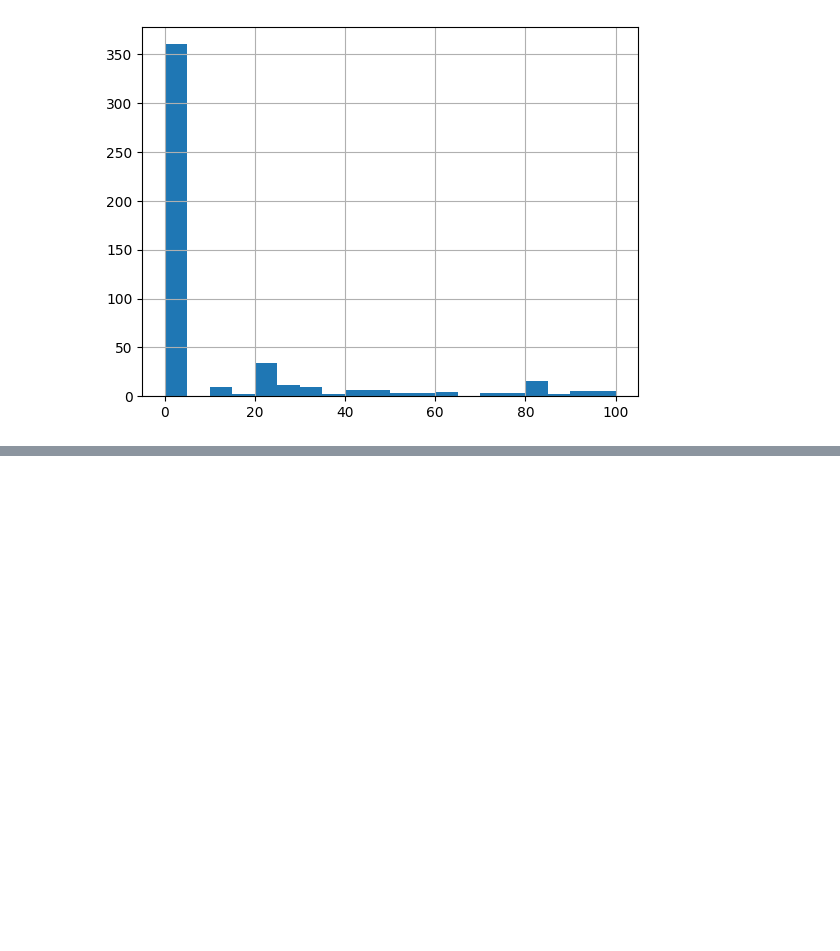
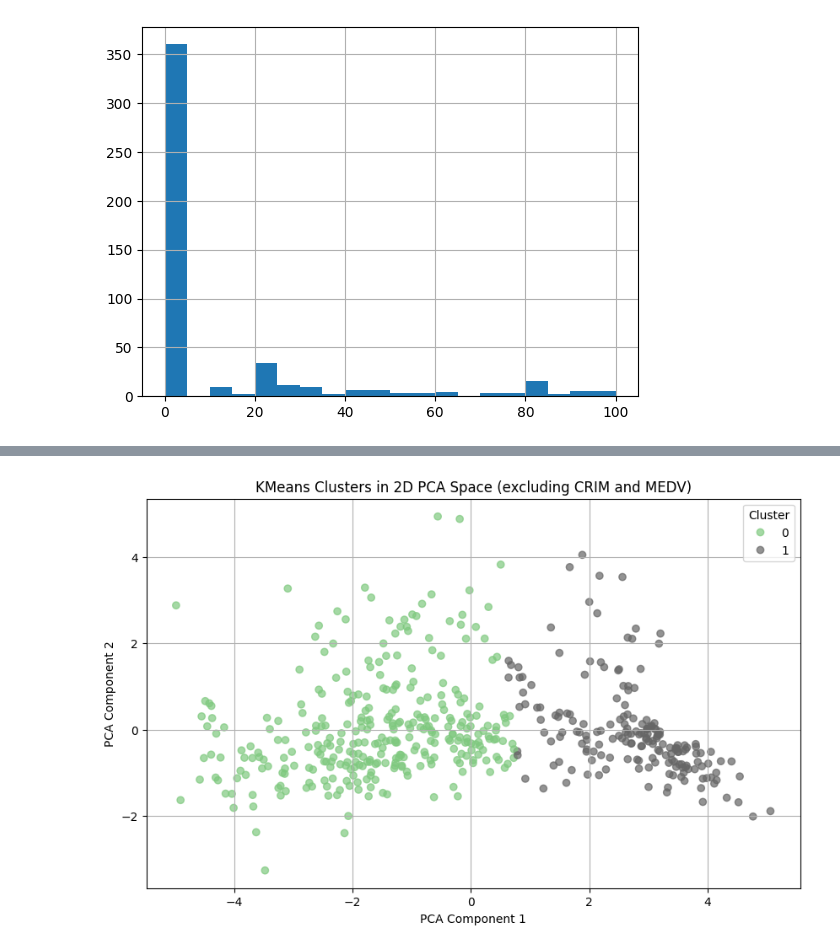
Before and after one commit to kriti-agrawal-52/linear_regression, a Jupyter notebook: data_cleaning.ipynb, the cells around one changed output, grey strips where cells are left out. Drawn from its saved outputs; the diff is of its cells as text; code cells hidden in the pictures; blank space fills up the shorter version.

```diff
--- a/data_cleaning.ipynb
+++ b/data_cleaning.ipynb
@@ -158,0 +286,65 @@ Median ZN: 0.0
+# %%
+# 1. Select features (exclude CRIM and MEDV)
+features_for_clustering = ['ZN', 'INDUS', 'CHAS', 'NOX', 'RM', 'AGE', 'DIS',
+                           'RAD', 'TAX', 'PTRATIO', 'B', 'LSTAT']  # All complete now
+
+# 2. Standardize the features
+scaler = StandardScaler()
+X = scaler.fit_transform(df[features_for_clustering])
+
+# 3. Fit KMeans
+kmeans = KMeans(n_clusters=2, random_state=42, n_init=10)
+df['CRIM_cluster'] = kmeans.fit_predict(X)
+
+# Create a list to store comparison info for previously missing CRIM rows
+crim_comparison = []
+
+# 4. Impute CRIM and track comparison with window mean
+for cluster_label in df['CRIM_cluster'].unique():
+    # Get indices of missing CRIM values in this cluster BEFORE filling
+    missing_indices = df[
+        (df['CRIM_cluster'] == cluster_label) & (df['CRIM'].isna())
+    ].index
+
+    # Compute cluster median from CRIM values that are not missing
+    cluster_median = df.loc[
+        (df['CRIM_cluster'] == cluster_label) & (df['CRIM'].notna()), 'CRIM'
+    ].median()
+
+    for idx in missing_indices:
+        # Impute using cluster median
+        df.at[idx, 'CRIM'] = cluster_median
+
+        # Compute rolling window mean (excluding current row)
+        window_range = range(max(0, idx - 2), min(len(df), idx + 3))
+        window_vals = df.loc[list(window_range), 'CRIM']
+        window_vals = window_vals.drop(idx)
+
+        if not window_vals.empty:
+            window_mean = window_vals.mean()
+            diff = abs(cluster_median - window_mean)
+
+            crim_comparison.append({
+                'Index': idx,
+                'CRIM_cluster_imputed': cluster_median,
+                'CRIM_window_mean': window_mean,
+                'Difference': diff
+            })
+
+# 5. Convert comparison results to DataFrame
+crim_comparison_df = pd.DataFrame(crim_comparison)
+
+# 6. Visualize clusters in 2D using PCA
+pca = PCA(n_components=2)
+X_pca = pca.fit_transform(X)
+
+plt.figure(figsize=(10, 6))
+scatter = plt.scatter(X_pca[:, 0], X_pca[:, 1], c=df['CRIM_cluster'], cmap='Accent', alpha=0.7)
+plt.title("KMeans Clusters in 2D PCA Space (excluding CRIM and MEDV)")
+plt.xlabel("PCA Component 1")
+plt.ylabel("PCA Component 2")
+plt.legend(*scatter.legend_elements(), title="Cluster")
+plt.grid(True)
+plt.show()
+# %% [output]
+[figure, added]
```
Also changed, not shown: parts of 8 cells of this notebook.
